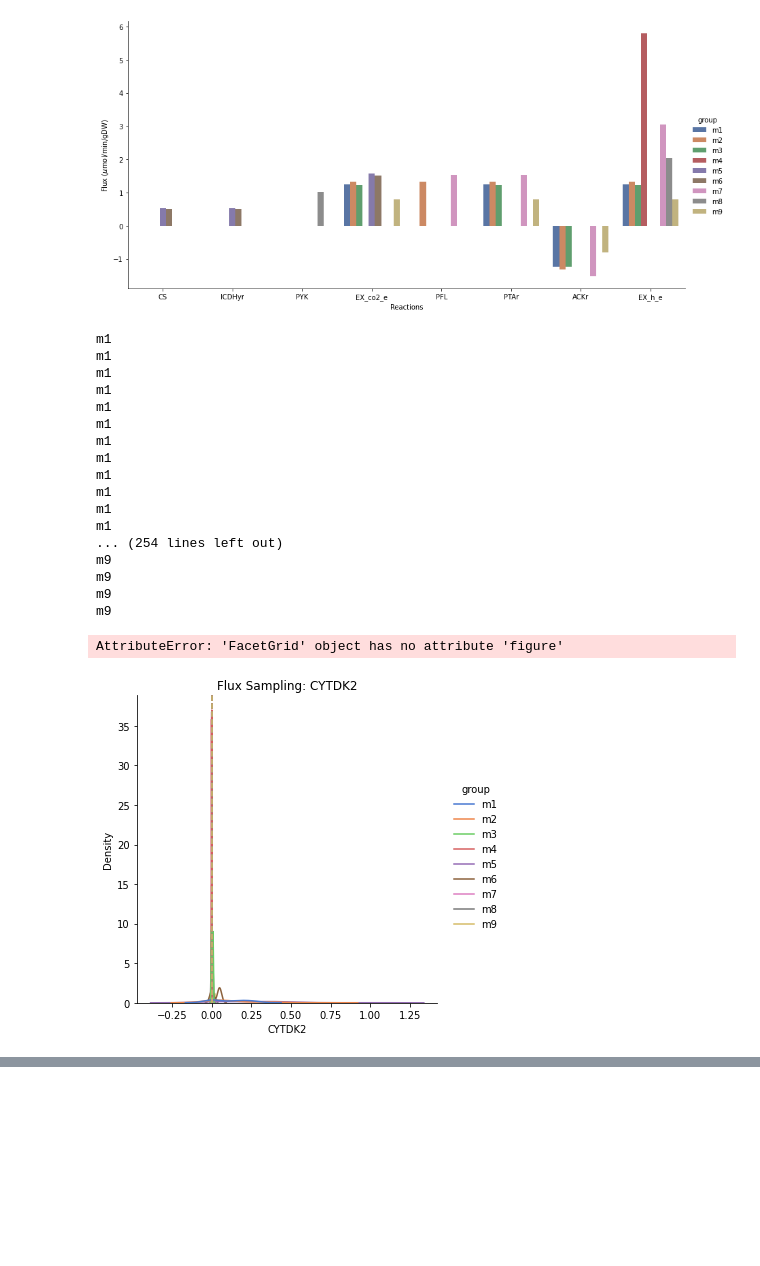
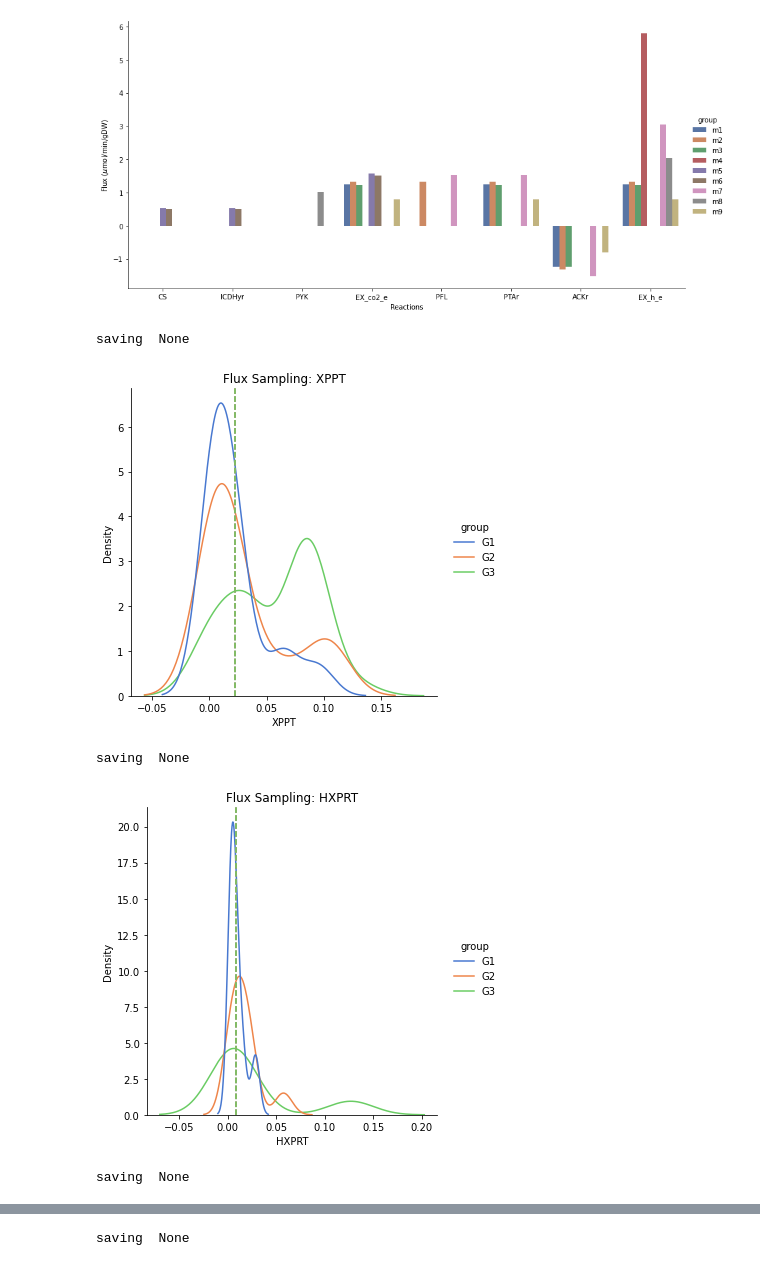
Before and after one commit to qwerty239qwe/pipeGEM, a Jupyter notebook: docs/source/1_basic.ipynb, the cells around one changed output, grey strips where cells are left out. Saved outputs shown, nothing was run; the diff lists cells and outputs as text; code cells hidden in the pictures; blank space fills up the shorter version.

```diff
--- a/docs/source/1_basic.ipynb
+++ b/docs/source/1_basic.ipynb
@@ -280,24 +265,11 @@ m9
 # %%
 grp.do_analysis(method="sampling", constr="None", n=30)
 # %%
-grp.plot_flux(method="sampling", constr="None", rxn_ids=[r.id for r in iML1515.reactions[:3]])
+grp.plot_flux(method="sampling", constr="None", get_model_level=False,
+              rxn_ids=[r.id for r in iML1515.reactions[1:5]])
 # %% [output]
-m1
-m1
-m1
-m1
-m1
-m1
-m1
-m1
-m1
-m1
-m1
-m1
-... (254 lines left out)
-m9
-m9
-m9
-m9
+saving  None
+[figure, new version]
-AttributeError: 'FacetGrid' object has no attribute 'figure'
+saving  None
-[figure, old version]
+[figure, added]
+saving  None
@@ -303,0 +277 @@ AttributeError: 'FacetGrid' object has no attribute 'figure'
+saving  None
```
Also changed, not shown: parts of 4 cells of this notebook, 2 other files.
